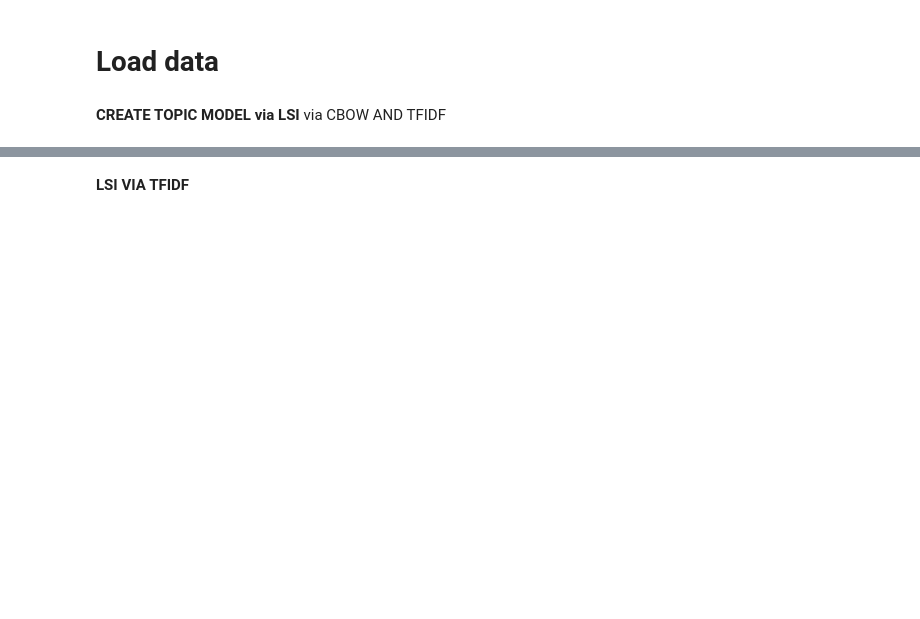
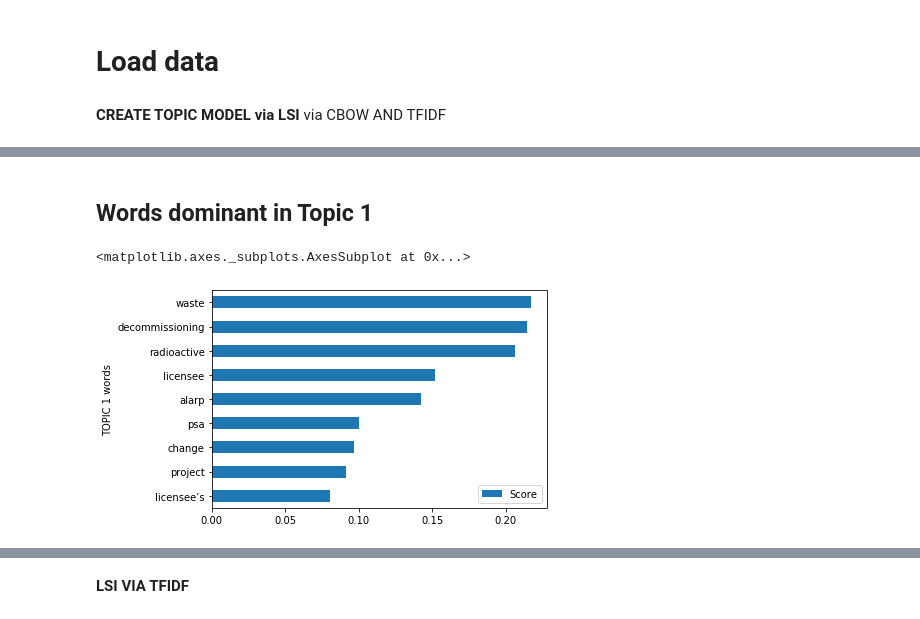
Before and after one commit to lawrencerowland/Data-Model-for-Project-Frameworks, a Jupyter notebook: Project-frameworks-by-using-NLP-with-Python-libraries/Jupyter-notebooks/Step-12-Create_topic_model.ipynb, the cells around one changed output, grey strips where cells are left out. Saved outputs shown, nothing was run; the diff lists cells and outputs as text; code cells hidden in the pictures; blank space fills up the shorter version.

```diff
--- a/Project-frameworks-by-using-NLP-with-Python-libraries/Jupyter-notebooks/Step-12-Create_topic_model.ipynb
+++ b/Project-frameworks-by-using-NLP-with-Python-libraries/Jupyter-notebooks/Step-12-Create_topic_model.ipynb
@@ -67,0 +93,11 @@ lsi_from_TFIDF.print_topics(num_topics=-1, num_words=20) #-1 means show all topi
+# %% [markdown]
+## Words dominant in Topic 1
+# %%
+Topic_1_words=lsi_from_TFIDF.show_topic(1,15)
+df_topic1 = pd.DataFrame(Topic_1_words, columns =['TOPIC 1 words', 'Score'])
+df_topic1 = df_topic1[::-1]
+df_topic1=df_topic1.iloc[[0,3,5,7,9,10,12,13,14],]
+df_topic1.plot(kind='barh', x='TOPIC 1 words', y="Score")
+# %% [output]
+<matplotlib.axes._subplots.AxesSubplot at 0x...>
+[figure, added]
```
Also changed, not shown: parts of 54 cells of this notebook, 13 other files.
